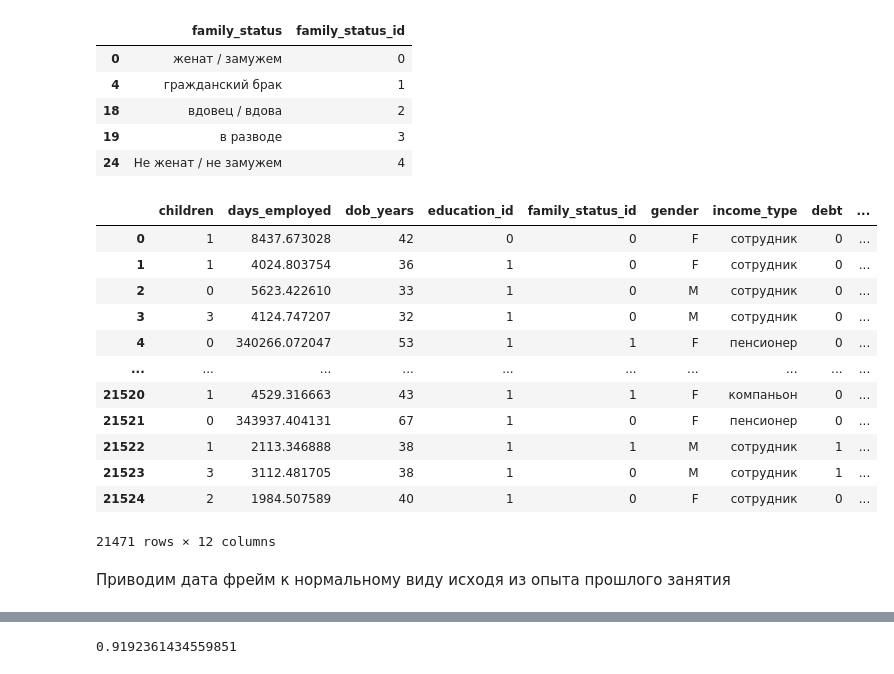
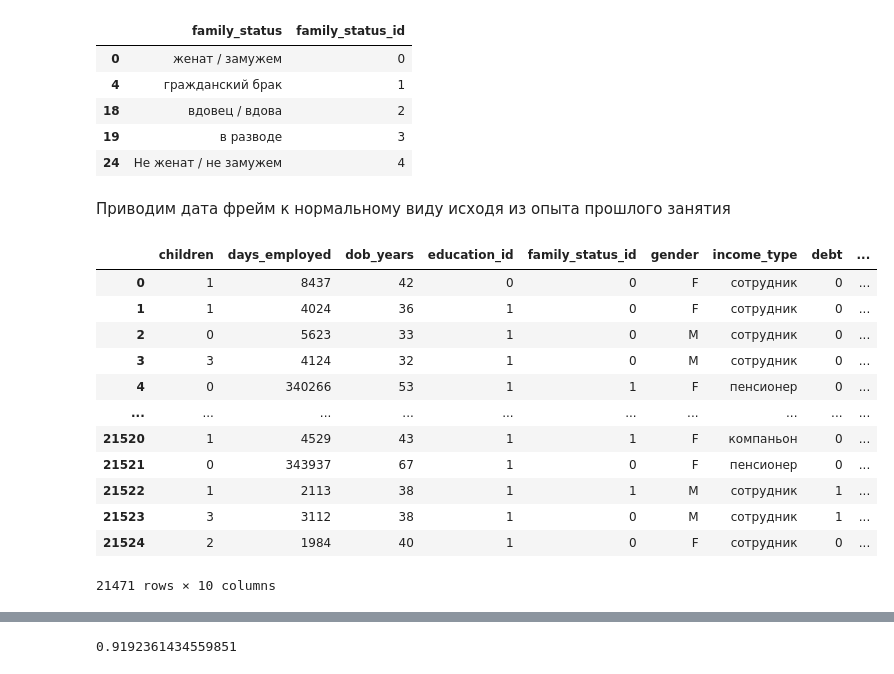
Before and after one commit to dEfy310/MAI_BIGdata_PZ2, a Jupyter notebook: PZ_2.ipynb, the cells around one changed output, grey strips where cells are left out. Saved outputs shown, nothing was run; the diff lists cells and outputs as text; code cells hidden in the pictures.

```diff
--- a/PZ_2.ipynb
+++ b/PZ_2.ipynb
@@ -23,6 +25,7 @@ df.loc[(df.days_employed < 0), 'days_employed'] = df.days_employed.abs()
 df.fillna(df['days_employed'].median(), inplace=True)
 # %%
 df[['total_income']] = df[['total_income']].astype(int)
+df[['days_employed']] = df[['days_employed']].astype(int)
 df = df.drop_duplicates()
 df['education'] = df['education'].str.capitalize()
 # %%
@@ -46,8 +49,6 @@ dfFAM_STAT
 | 19 | в разводе | 3 |
 | 24 | Не женат / не замужем | 4 |
 # %%
-df = df.drop(columns=['education','family_status'])
-
 def tot_inc_cat(row):
     if row['total_income'] <= 30000:
         return "E"
@@ -73,21 +74,23 @@ def purp_cat(row):
         return 'Получение образования'
 
 df['purpose_category'] = df.apply(purp_cat, axis=1)
-df
-# %% [output]
-|  | children | days_employed | dob_years | education_id | family_status_id | gender | income_type | debt | ... |
-| 0 | 1 | 8437.673028 | 42 | 0 | 0 | F | сотрудник | 0 | ... |
-| 1 | 1 | 4024.803754 | 36 | 1 | 0 | F | сотрудник | 0 | ... |
-| 2 | 0 | 5623.422610 | 33 | 1 | 0 | M | сотрудник | 0 | ... |
-| 3 | 3 | 4124.747207 | 32 | 1 | 0 | M | сотрудник | 0 | ... |
-| 4 | 0 | 340266.072047 | 53 | 1 | 1 | F | пенсионер | 0 | ... |
-| ... | ... | ... | ... | ... | ... | ... | ... | ... | ... |
-| 21520 | 1 | 4529.316663 | 43 | 1 | 1 | F | компаньон | 0 | ... |
-| 21521 | 0 | 343937.404131 | 67 | 1 | 0 | F | пенсионер | 0 | ... |
-| 21522 | 1 | 2113.346888 | 38 | 1 | 1 | M | сотрудник | 1 | ... |
-| 21523 | 3 | 3112.481705 | 38 | 1 | 0 | M | сотрудник | 1 | ... |
-| 21524 | 2 | 1984.507589 | 40 | 1 | 0 | F | сотрудник | 0 | ... |
-21471 rows × 12 columns
-# %% [markdown]
-Приводим дата фрейм к нормальному виду исходя из опыта прошлого занятия
+# %% [markdown]
+Приводим дата фрейм к нормальному виду исходя из опыта прошлого занятия
+# %%
+df = df.drop(columns=['education','family_status', 'total_income', 'purpose'])
+df
+# %% [output]
+|  | children | days_employed | dob_years | education_id | family_status_id | gender | income_type | debt | ... |
+| 0 | 1 | 8437 | 42 | 0 | 0 | F | сотрудник | 0 | ... |
+| 1 | 1 | 4024 | 36 | 1 | 0 | F | сотрудник | 0 | ... |
+| 2 | 0 | 5623 | 33 | 1 | 0 | M | сотрудник | 0 | ... |
+| 3 | 3 | 4124 | 32 | 1 | 0 | M | сотрудник | 0 | ... |
+| 4 | 0 | 340266 | 53 | 1 | 1 | F | пенсионер | 0 | ... |
+| ... | ... | ... | ... | ... | ... | ... | ... | ... | ... |
+| 21520 | 1 | 4529 | 43 | 1 | 1 | F | компаньон | 0 | ... |
+| 21521 | 0 | 343937 | 67 | 1 | 0 | F | пенсионер | 0 | ... |
+| 21522 | 1 | 2113 | 38 | 1 | 1 | M | сотрудник | 1 | ... |
+| 21523 | 3 | 3112 | 38 | 1 | 0 | M | сотрудник | 1 | ... |
+| 21524 | 2 | 1984 | 40 | 1 | 0 | F | сотрудник | 0 | ... |
+21471 rows × 10 columns
 # %%
```
Also changed, not shown: parts of 3 cells of this notebook.
